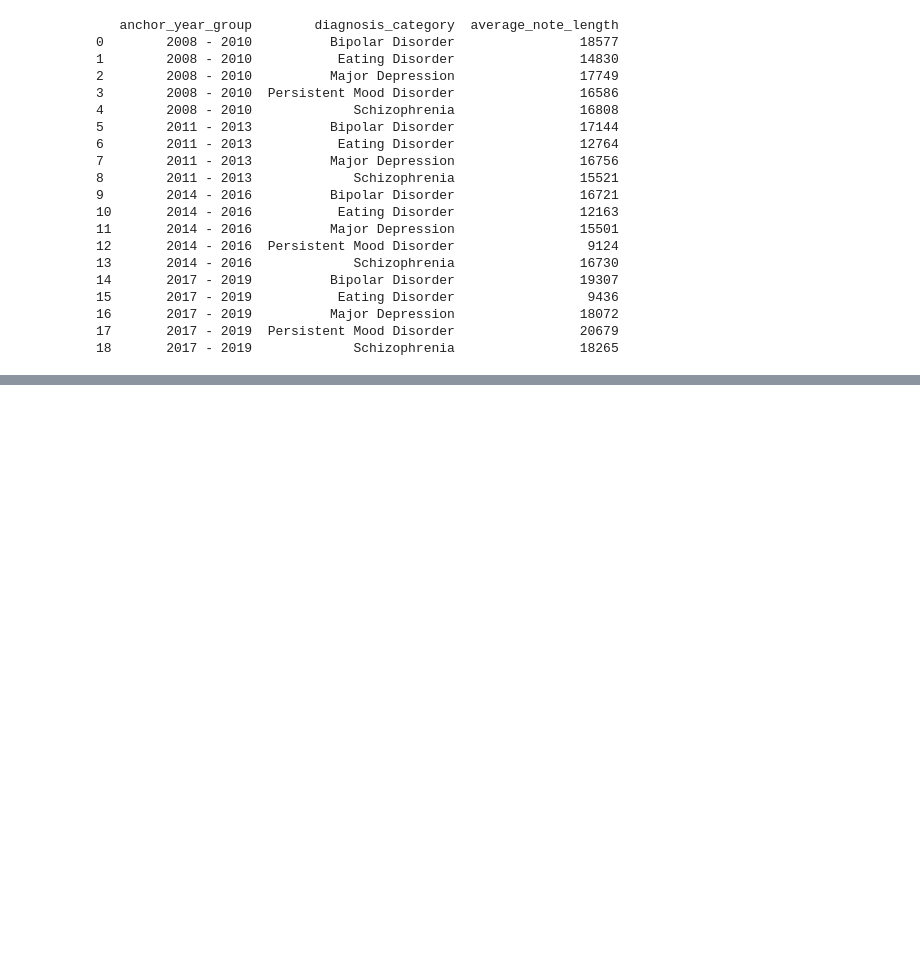
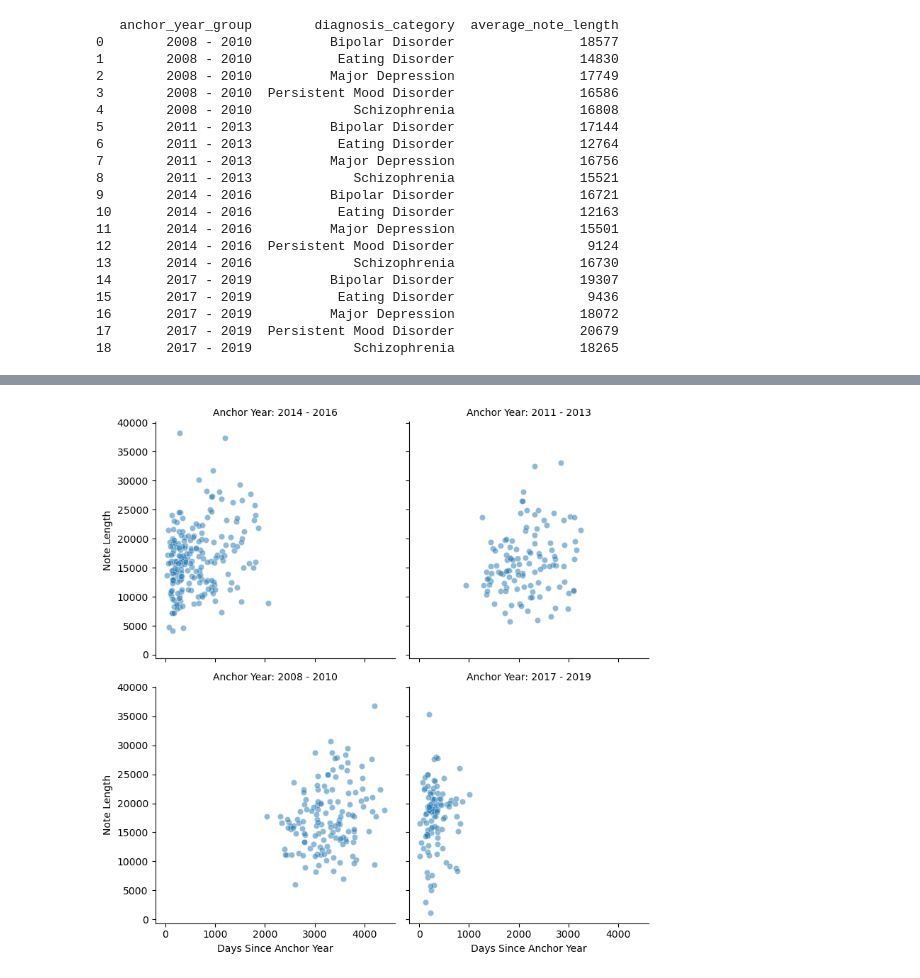
Before and after one commit to Fuchen-Li/OpenNotes, a Jupyter notebook: code/MIMIC-IV data analysis.ipynb, the cells around one changed output, grey strips where cells are left out. Drawn from its saved outputs; the diff is of its cells as text; code cells hidden in the pictures; blank space fills up the shorter version.

```diff
--- a/code/MIMIC-IV data analysis.ipynb
+++ b/code/MIMIC-IV data analysis.ipynb
@@ -392,0 +430,14 @@ print(note_length_summary)
+# %%
+import pandas as pd
+
+# Step 1: Ensure 'charttime' is in datetime format
+df_multiple_notes["charttime"] = pd.to_datetime(df_multiple_notes["charttime"])
+
+# Step 2: Convert 'anchor_year' into a datetime format (assuming Jan 1st of that year)
+df_multiple_notes["anchor_date"] = pd.to_datetime(df_multiple_notes["anchor_year"].astype(str) + "-01-01")
+
+# Step 3: Compute the difference in days
+df_multiple_notes["days_since_anchor"] = (df_multiple_notes["charttime"] - df_multiple_notes["anchor_date"]).dt.days
+
+# Display results
+print(df_multiple_notes[["subject_id", "charttime", "anchor_year", "days_since_anchor"]].head())
@@ -392,0 +466,19 @@ print(note_length_summary)
+# %%
+import matplotlib.pyplot as plt
+import seaborn as sns
+
+# Step 1: Create a FacetGrid to generate separate scatter plots for each anchor_year
+g = sns.FacetGrid(df_multiple_notes, col="anchor_year_group", col_wrap=2, height=4, sharex=True, sharey=True)
+
+# Step 2: Map scatterplot onto each subplot
+g.map_dataframe(sns.scatterplot, x="days_since_anchor", y="note_length", alpha=0.5)
+
+# Step 3: Customize plot labels and layout
+g.set_axis_labels("Days Since Anchor Year", "Note Length")
+g.set_titles(col_template="Anchor Year: {col_name}")
+
+# Step 4: Display the plots
+plt.tight_layout()
+plt.show()
+# %% [output]
+[figure, added]
```
Also changed, not shown: parts of 6 cells of this notebook, 2 other files.
